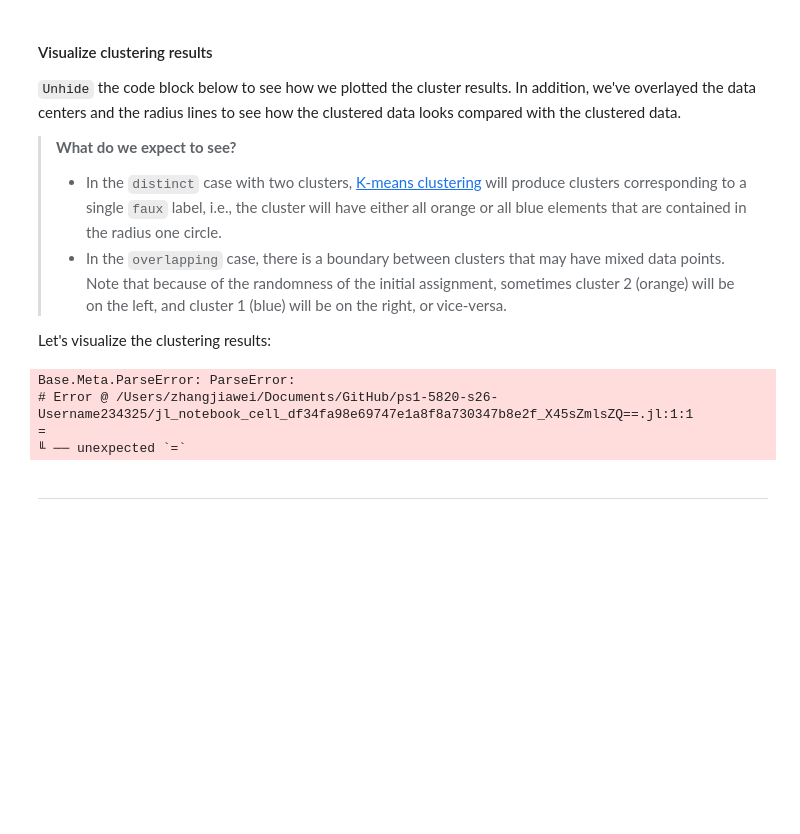
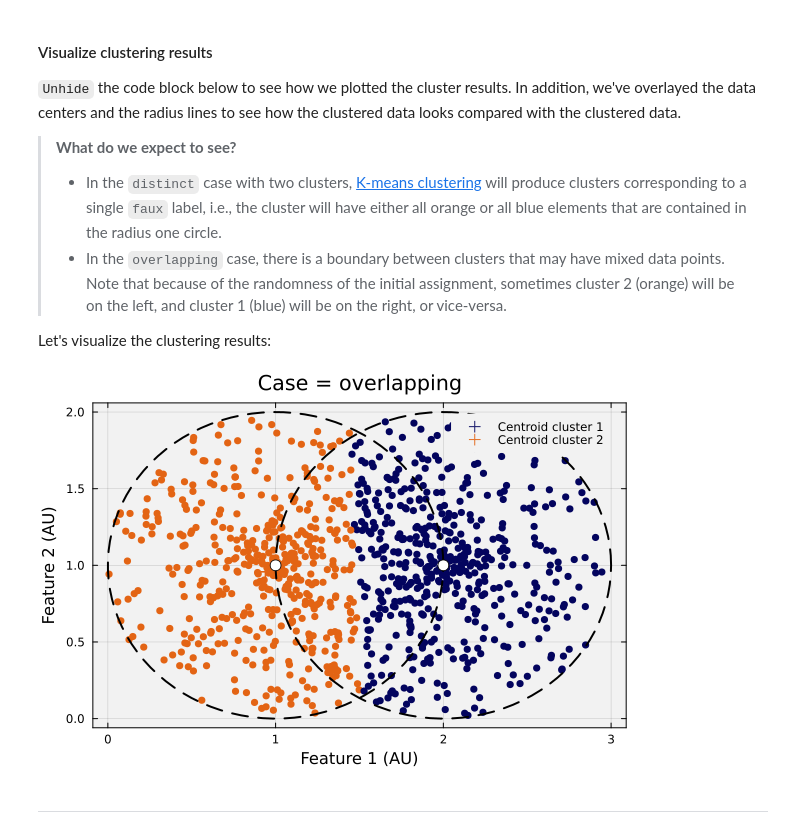
Before and after one commit to CHEME-5820-Spring-2026/ps1-5820-s26-Username234325, a Jupyter notebook: PS1-CHEME-5820-Student-S26.ipynb, the cells around one changed output. Drawn from its saved outputs; the diff is of its cells as text; code cells hidden in the pictures; blank space fills up the shorter version.

```diff
--- a/PS1-CHEME-5820-Student-S26.ipynb
+++ b/PS1-CHEME-5820-Student-S26.ipynb
@@ -388,7 +382,7 @@ Suggestion: add an appropriate import or assignment. This global was declared bu
 
 Let's visualize the clustering results:
 # %%
-=
+
 let
 
     dataset = D;
@@ -397,38 +391,34 @@ let
     p = plot(bg="gray95", background_color_outside="white", framestyle = :box, fg_legend = :transparent); # make an empty plot
 
     assignments = result.assignments;
     for i ∈ eachindex(assignments);
         a = assignments[i];
         scatter!([dataset[i, horizontal_index]], [dataset[i, vertical_index]], label="", c=my_color_dictionary[a], msc=my_color_dictionary[a]);
     end
     current();
 
     # plot the centroids -
     centroids = result.centroids;
     for k ∈ 1:K
         c = centroids[k]
         scatter!([c[horizontal_index]], [c[vertical_index]], label="Centroid cluster $(k)", msc=my_color_dictionary[k], c=my_color_dictionary[k],
             ms=10, markerstrokewidth=2, markershape = :plus)
     end
     current();
 
     circle_one = fixedcircle(c̄₁);
     circle_two = fixedcircle(c̄₂);
     plot!(circle_one[:,1], circle_one[:,2], lw=2, c=:black, ls=:dash, label="")
     plot!(circle_two[:,1], circle_two[:,2], lw=2, c=:black, ls=:dash, label="")
     scatter!([c̄₁[1]], [c̄₁[2]], ms=6, mec=:black, c=:white, label="")
     scatter!([c̄₂[1]], [c̄₂[2]], ms=6, mec=:black, c=:white, label="")
 
     xlabel!("Feature 1 (AU)", fontsize=18);
     ylabel!("Feature 2 (AU)", fontsize=18);
     title!("Case = $(case_label)", fontsize=18)
 end
-=#
 # %% [output]
-Base.Meta.ParseError: ParseError:
-# Error @ /Users/zhangjiawei/Documents/GitHub/ps1-5820-s26-Username234325/jl_notebook_cell_df34fa98e69747e1a8f8a730347b8e2f_X45sZmlsZQ==.jl:1:1
-=
-╙ ── unexpected `=`
+[figure, added]
 # %% [markdown]
 ___
 # %% [markdown]
```
Also changed, not shown: parts of 15 cells of this notebook.
